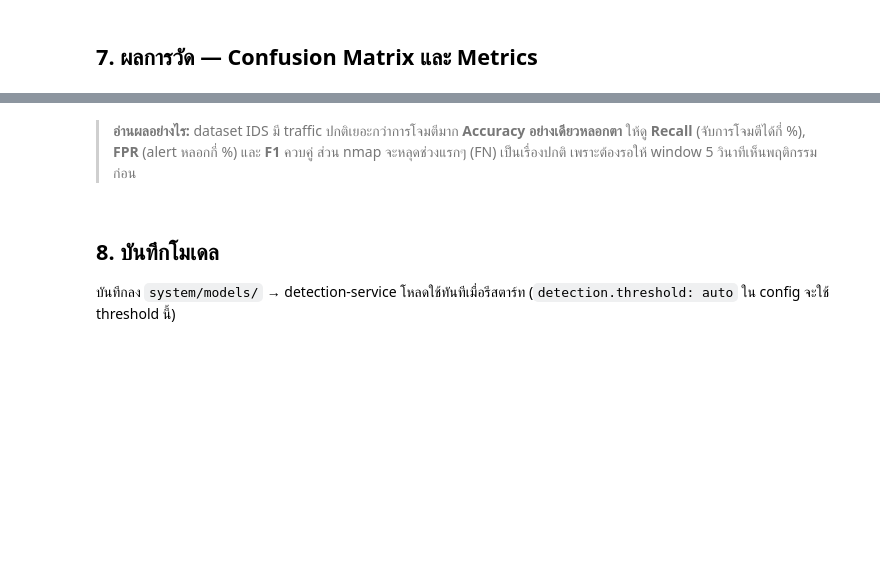
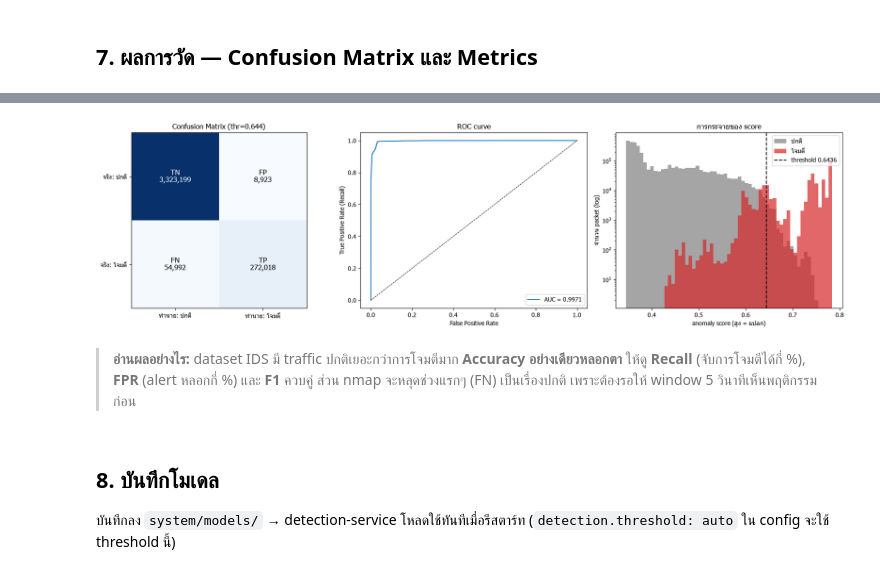
Before and after one commit to PatcharaponPhetchoochart/Project-AI-IDS, a Jupyter notebook: training/train.ipynb, the cells around one changed output, grey strips where cells are left out. Cells and saved outputs as stored; diff of their text form; code cells hidden in the pictures; blank space fills up the shorter version.

```diff
--- a/training/train.ipynb
+++ b/training/train.ipynb
@@ -159,8 +298,7 @@ print(f"ชุดทดสอบ: {len(y_test):,} packets | ปกติ {int((y
 # threshold แนะนำ: ใช้ traffic ปกติจำลองชุดแยก (validation) + ping จำลอง — ไม่แตะชุดทดสอบ
 val = [p for p in generate(4000, SEED + 1) if p["proto"] != "ICMP"]
 s_val = anomaly_scores(model, scaler, build_features(val, WINDOW_SEC))
-s_ping = np.concatenate([anomaly_scores(model, scaler, build_features(v, WINDOW_SEC))
-                         for k, v in make_scenarios().items() if is_ping_scenario(k)])
+s_ping = ping_request_scores(model, scaler, WINDOW_SEC)      # เฉพาะ echo request (ping ขาเข้า)
 thr_rec, note = recommend_threshold(s_val, s_ping, FP_QUANTILE)
 thr_f1 = ev.best_f1_threshold(y_test, s_test)
 THRESHOLD = {"recommended": thr_rec, "best_f1": thr_f1}.get(THRESHOLD_MODE, THRESHOLD_MODE)
@@ -172,5 +310,7 @@ print(f"ใช้ THRESHOLD = {THRESHOLD:.4f}  (โหมด {THRESHOLD_MODE})")
 grid = sorted(set(np.round(np.arange(0.55, 0.76, 0.02), 3).tolist() + [round(thr_rec, 4), round(thr_f1, 4)]))
 sweep = ev.threshold_sweep(y_test, s_test, grid)
 cols = ["threshold", "TP", "FP", "TN", "FN", "Accuracy", "Precision", "Recall (TPR)", "F1", "FPR"]
-display(Markdown("**ผลที่ threshold ต่างๆ** (เลื่อนสูง = alert หลอกน้อยลง แต่จับพลาดมากขึ้น)\n\n" +
-                 ev.md_table([{c: r[c] for c in cols} for r in sweep])))
+sweep_md = ev.md_table([{c: r[c] for c in cols} for r in sweep])
+display(Markdown("**ผลที่ threshold ต่างๆ** (เลื่อนสูง = alert หลอกน้อยลง แต่จับพลาดมากขึ้น)\n\n" + sweep_md))
+report("Threshold", f"- recommended = {thr_rec:.4f} ({note})\n- best_f1 = {thr_f1:.4f}\n"
+       f"- **ใช้ {THRESHOLD:.4f}** (โหมด {THRESHOLD_MODE})\n\n" + sweep_md)
@@ -197,9 +471,12 @@ display(Markdown("### แยกตาม label\n(แถว normal = อัตร
 # %%
 fig, axes = plt.subplots(1, 3, figsize=(18, 5))
 ev.plot_confusion(m, axes[0], f"Confusion Matrix (thr={THRESHOLD:.3f})")
 ev.plot_roc(y_test, s_test, axes[1])
 ev.plot_score_hist(y_test, s_test, THRESHOLD, axes[2])
-fig.tight_layout(); plt.show()
+fig.tight_layout(); save_fig(fig, "confusion_roc_hist.png"); plt.show()
+report("กราฟ Confusion Matrix / ROC / score", "![](confusion_roc_hist.png)")
+# %% [output]
+[figure, added]
 # %% [markdown]
 > **อ่านผลอย่างไร:** dataset IDS มี traffic ปกติเยอะกว่าการโจมตีมาก **Accuracy อย่างเดียวหลอกตา**
 > ให้ดู **Recall** (จับการโจมตีได้กี่ %), **FPR** (alert หลอกกี่ %) และ **F1** ควบคู่
```
Also changed, not shown: parts of 10 cells of this notebook, 55 other files.
